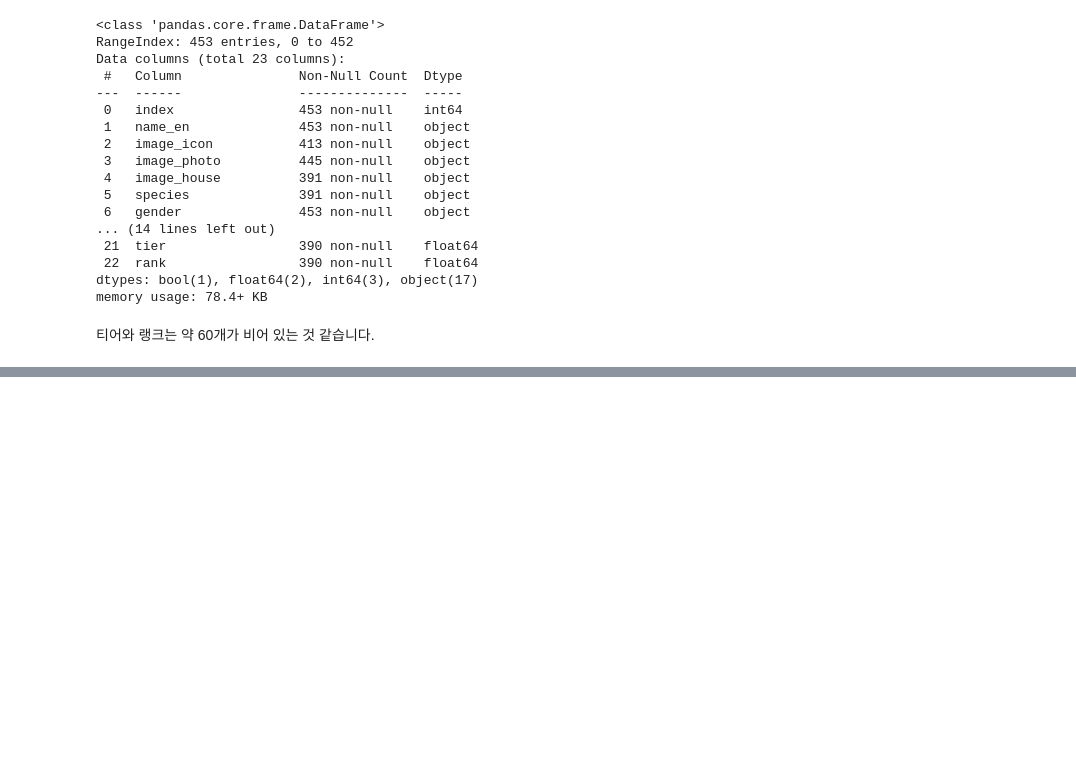
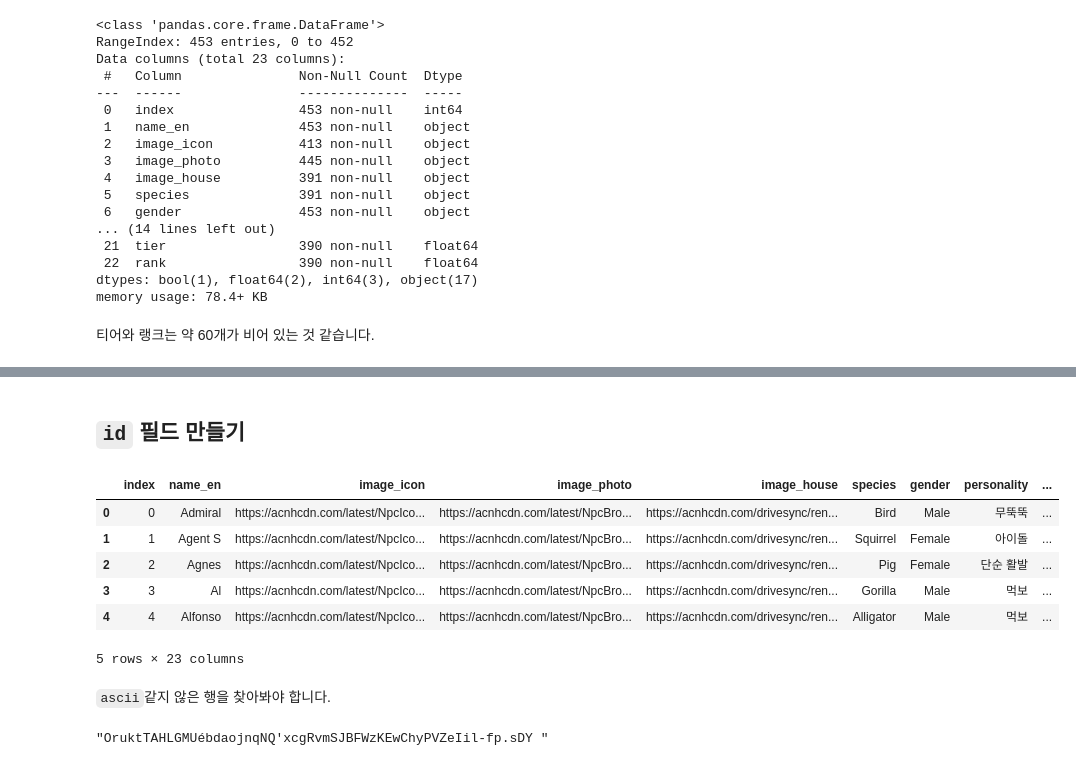
Before and after one commit to 200oki/200ok, a Jupyter notebook: da/export-char.ipynb, the cells around one changed output, grey strips where cells are left out. Saved outputs shown, nothing was run; the diff lists cells and outputs as text; code cells hidden in the pictures; blank space fills up the shorter version.

```diff
--- a/da/export-char.ipynb
+++ b/da/export-char.ipynb
@@ -666 +668,19 @@ chars.head()
 5 rows × 23 columns
+# %% [markdown]
+## `id` 필드 만들기
+# %%
+chars.head()
+# %% [output]
+|  | index | name_en | image_icon | image_photo | image_house | species | gender | personality | ... |
+| 0 | 0 | Admiral | https://acnhcdn.com/latest/NpcIco... | https://acnhcdn.com/latest/NpcBro... | https://acnhcdn.com/drivesync/ren... | Bird | Male | 무뚝뚝 | ... |
+| 1 | 1 | Agent S | https://acnhcdn.com/latest/NpcIco... | https://acnhcdn.com/latest/NpcBro... | https://acnhcdn.com/drivesync/ren... | Squirrel | Female | 아이돌 | ... |
+| 2 | 2 | Agnes | https://acnhcdn.com/latest/NpcIco... | https://acnhcdn.com/latest/NpcBro... | https://acnhcdn.com/drivesync/ren... | Pig | Female | 단순 활발 | ... |
+| 3 | 3 | Al | https://acnhcdn.com/latest/NpcIco... | https://acnhcdn.com/latest/NpcBro... | https://acnhcdn.com/drivesync/ren... | Gorilla | Male | 먹보 | ... |
+| 4 | 4 | Alfonso | https://acnhcdn.com/latest/NpcIco... | https://acnhcdn.com/latest/NpcBro... | https://acnhcdn.com/drivesync/ren... | Alligator | Male | 먹보 | ... |
+5 rows × 23 columns
+# %% [markdown]
+`ascii`같지 않은 행을 찾아봐야 합니다.
+# %%
+''.join(set(c for name in chars['name_en'] for c in name))
+# %% [output]
+"OruktTAHLGMUébdaojnqNQ'xcgRvmSJBFWzKEwChyPVZeIil-fp.sDY "
```
Also changed, not shown: parts of 19 cells of this notebook, 1 other file.
